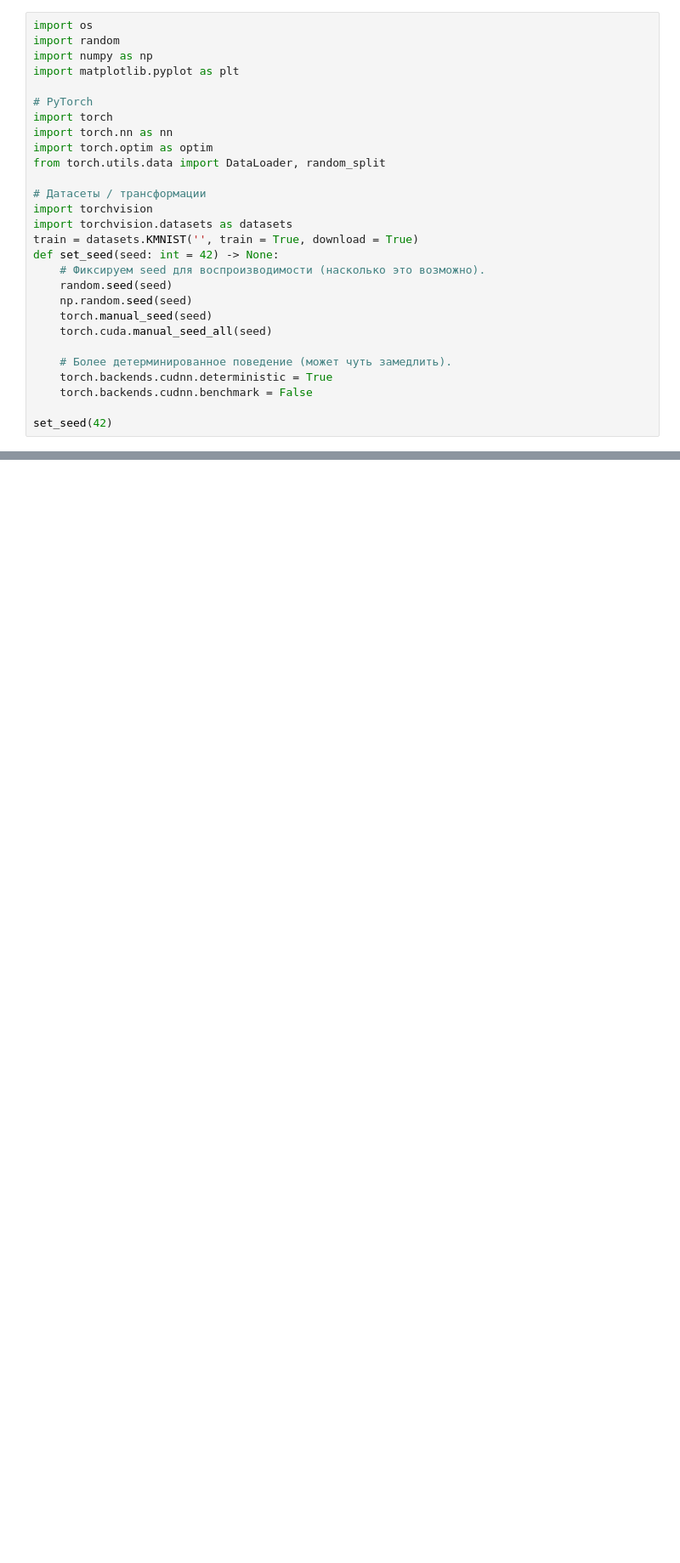
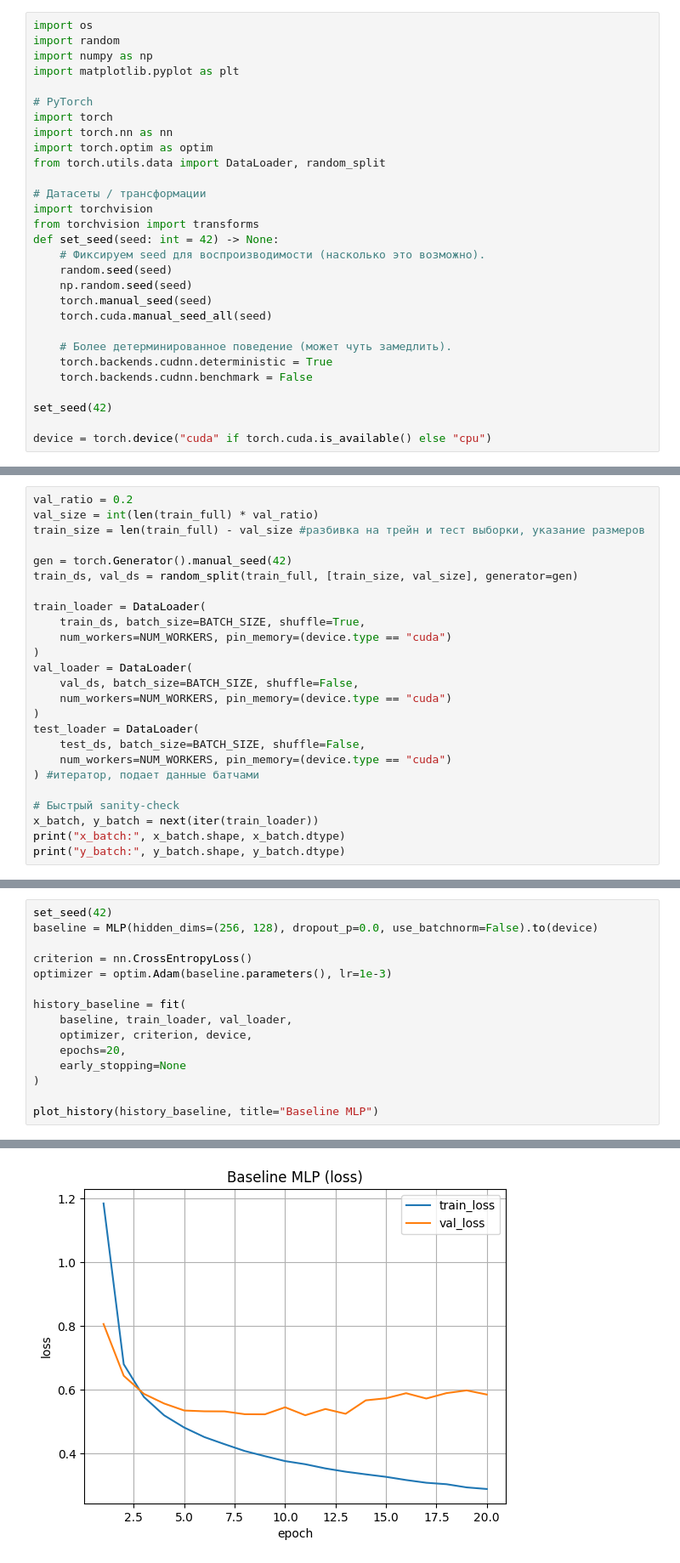
Before and after one commit to gytory/aie-dpo-homework, a Jupyter notebook: homeworks/HW08-09/HW08-09.ipynb, the cells around one changed output, grey strips where cells are left out. Shown at 85% size. Saved outputs shown, nothing was run; the diff lists cells and outputs as text; blank space fills up the shorter version.

```diff
--- a/homeworks/HW08-09/HW08-09.ipynb
+++ b/homeworks/HW08-09/HW08-09.ipynb
@@ -12,8 +12,7 @@ from torch.utils.data import DataLoader, random_split
 
 # Датасеты / трансформации
 import torchvision
-import torchvision.datasets as datasets
-train = datasets.KMNIST('', train = True, download = True)
+from torchvision import transforms
 def set_seed(seed: int = 42) -> None:
     # Фиксируем seed для воспроизводимости (насколько это возможно).
     random.seed(seed)
@@ -26,3 +25,5 @@ def set_seed(seed: int = 42) -> None:
     torch.backends.cudnn.benchmark = False
 
 set_seed(42)
+
+device = torch.device("cuda" if torch.cuda.is_available() else "cpu")
@@ -30,0 +103,25 @@ KeyboardInterrupt:
+# %%
+val_ratio = 0.2
+val_size = int(len(train_full) * val_ratio)
+train_size = len(train_full) - val_size #разбивка на трейн и тест выборки, указание размеров
+
+gen = torch.Generator().manual_seed(42)
+train_ds, val_ds = random_split(train_full, [train_size, val_size], generator=gen)
+
+train_loader = DataLoader(
+    train_ds, batch_size=BATCH_SIZE, shuffle=True,
+    num_workers=NUM_WORKERS, pin_memory=(device.type == "cuda")
+)
+val_loader = DataLoader(
+    val_ds, batch_size=BATCH_SIZE, shuffle=False,
+    num_workers=NUM_WORKERS, pin_memory=(device.type == "cuda")
+)
+test_loader = DataLoader(
+    test_ds, batch_size=BATCH_SIZE, shuffle=False,
+    num_workers=NUM_WORKERS, pin_memory=(device.type == "cuda")
+) #итератор, подает данные батчами
+
+# Быстрый sanity-check
+x_batch, y_batch = next(iter(train_loader))
+print("x_batch:", x_batch.shape, x_batch.dtype)
+print("y_batch:", y_batch.shape, y_batch.dtype)
@@ -30,0 +320,16 @@ KeyboardInterrupt:
+# %%
+set_seed(42)
+baseline = MLP(hidden_dims=(256, 128), dropout_p=0.0, use_batchnorm=False).to(device)
+
+criterion = nn.CrossEntropyLoss()
+optimizer = optim.Adam(baseline.parameters(), lr=1e-3)
+
+history_baseline = fit(
+    baseline, train_loader, val_loader,
+    optimizer, criterion, device,
+    epochs=20,
+    early_stopping=None
+)
+
+plot_history(history_baseline, title="Baseline MLP")
+# %% [output]
@@ -30,0 +356 @@ KeyboardInterrupt:
+[figure, added]
```
Also changed, not shown: parts of 37 cells of this notebook, 6 other files.
